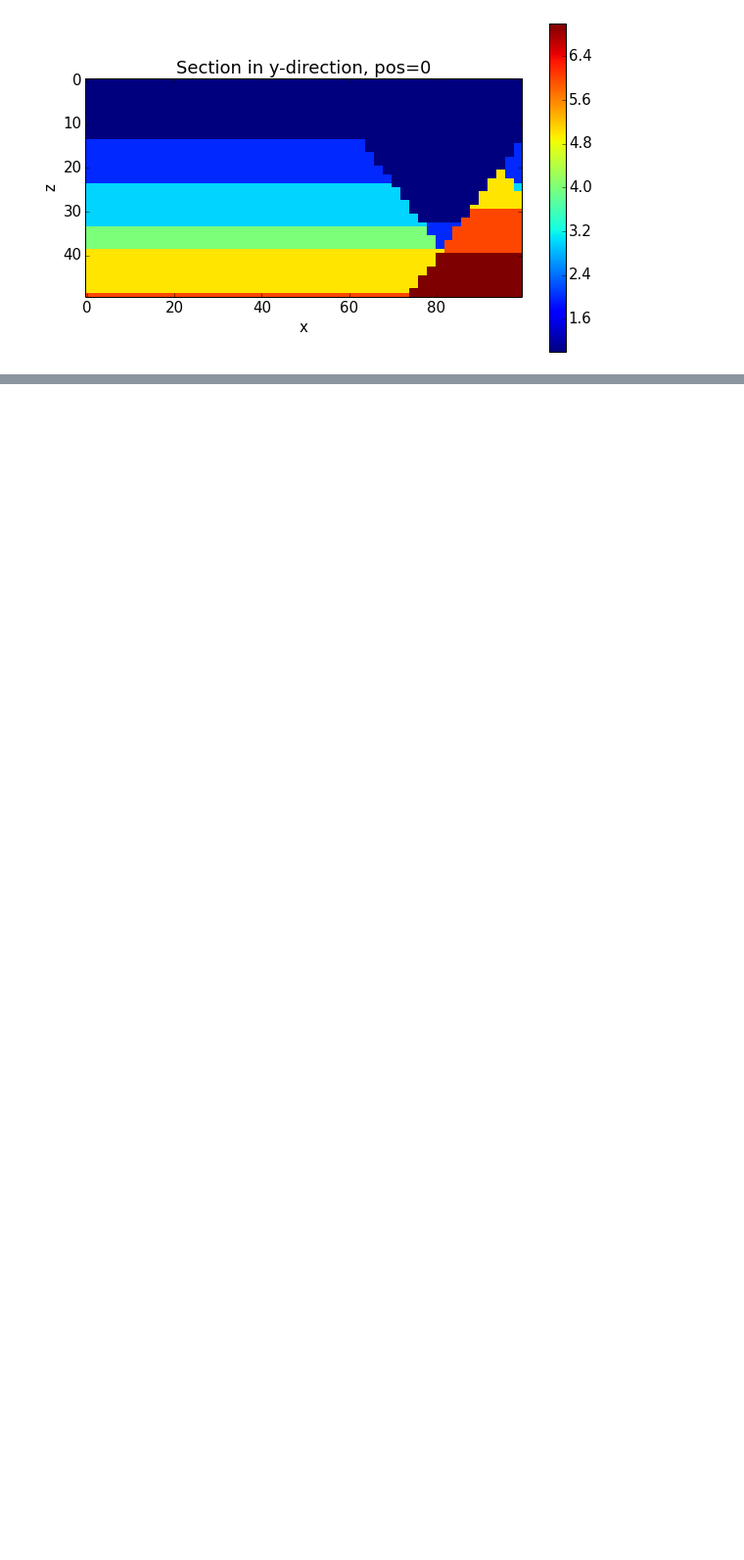
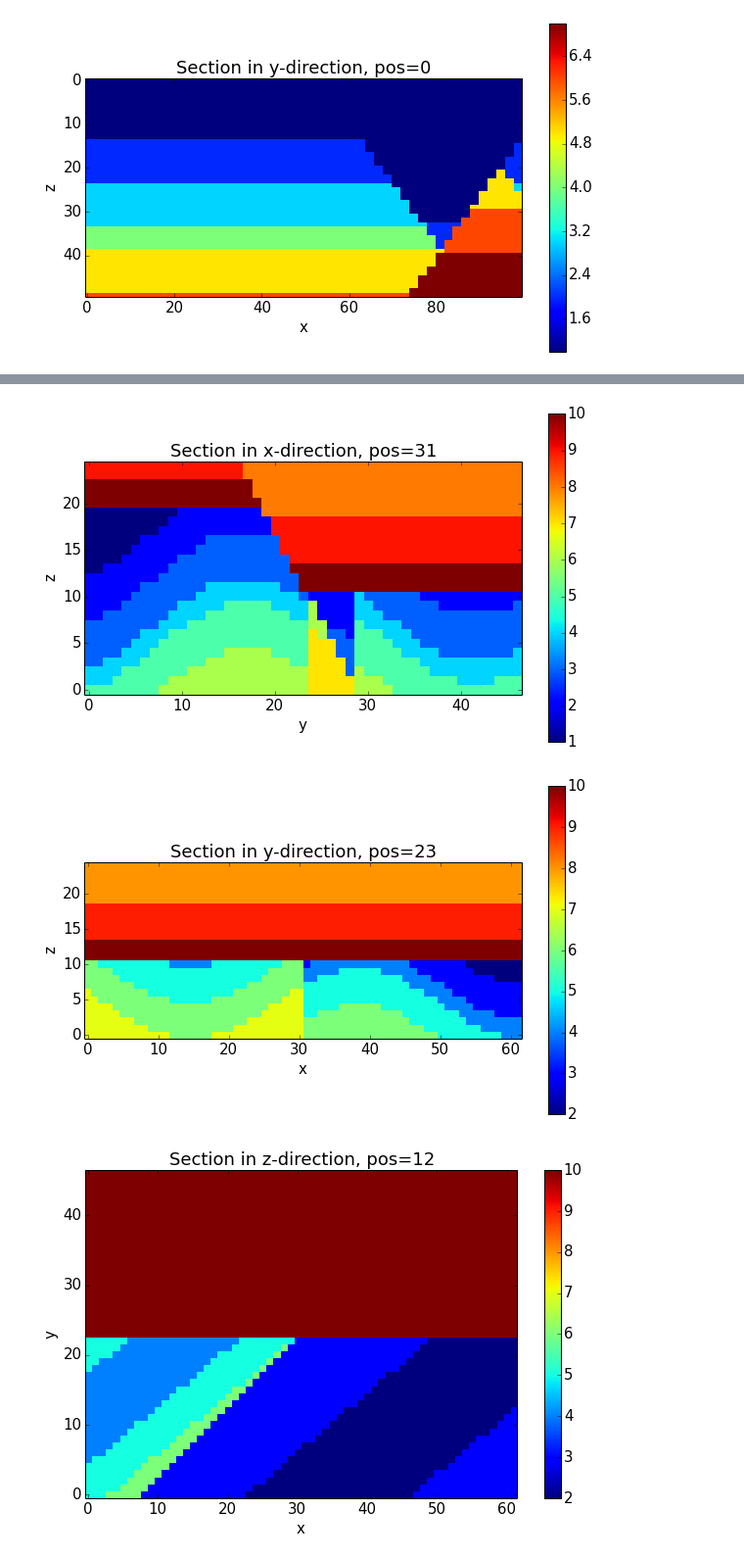
Before and after one commit to cgre-aachen/pynoddy, a Jupyter notebook: docs/notebooks/Sundry.ipynb, the cells around one changed output, grey strips where cells are left out. Shown at 98% size. Drawn from its saved outputs; the diff is of its cells as text; code cells hidden in the pictures; blank space fills up the shorter version.

```diff
--- a/docs/notebooks/Sundry.ipynb
+++ b/docs/notebooks/Sundry.ipynb
@@ -79,0 +109,8 @@ os.getcwd()
+# %%
+no.plot_section('x')
+no.plot_section('y')
+no.plot_section('z')
+# %% [output]
+[figure, added]
+[figure, added]
+[figure, added]
```
Also changed, not shown: parts of 11 cells of this notebook, 4 other files.
